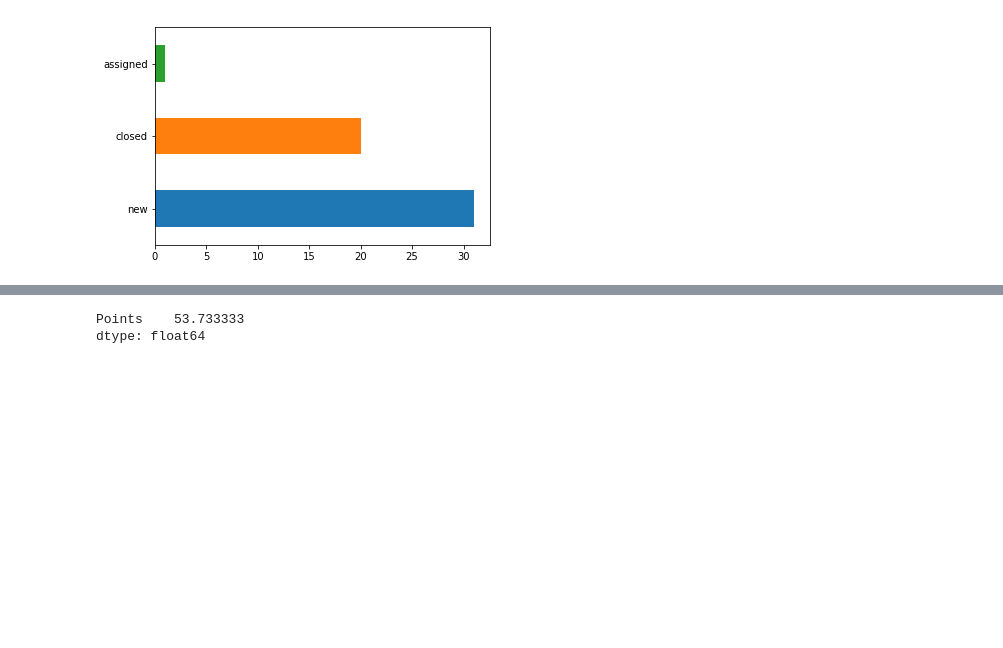
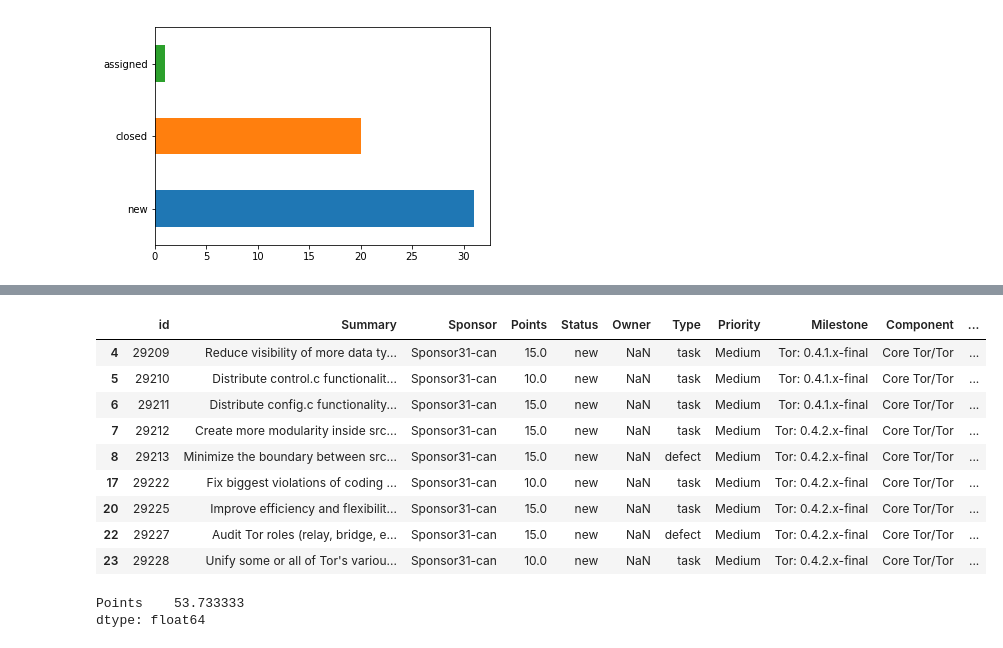
Before and after one commit to gabelula/trac-tor, a Jupyter notebook: Sponsor 31.ipynb, the cells around one changed output, grey strips where cells are left out. Drawn from its saved outputs; the diff is of its cells as text; code cells hidden in the pictures; blank space fills up the shorter version.

```diff
--- a/Sponsor 31.ipynb
+++ b/Sponsor 31.ipynb
@@ -87,6 +87,20 @@ csv_file[csv_file.Points.isnull()].query('Status!="closed"')
 | 25 | 29746 | Improve Tor best practices tracker | Sponsor31-can | NaN | new | NaN | defect | Medium | Tor: 0.4.1.x-final | Core Tor/Tor | ... |
 | 33 | 29895 | avoid storing ints in void* in ma... | Sponsor31-can | NaN | new | NaN | defect | Medium | Tor: unspecified | Core Tor/Tor | ... |
 | 46 | 30292 | Refactor periodic event system so... | Sponsor31-can | NaN | assigned | nickm | enhancement | Medium | Tor: 0.4.1.x-final | Core Tor/Tor | ... |
+# %%
+# which ones are the big tickets?
+open_tickets.query('Points>6')
+# %% [output]
+|  | id | Summary | Sponsor | Points | Status | Owner | Type | Priority | Milestone | Component | ... |
+| 4 | 29209 | Reduce visibility of more data ty... | Sponsor31-can | 15.0 | new | NaN | task | Medium | Tor: 0.4.1.x-final | Core Tor/Tor | ... |
+| 5 | 29210 | Distribute control.c functionalit... | Sponsor31-can | 10.0 | new | NaN | task | Medium | Tor: 0.4.1.x-final | Core Tor/Tor | ... |
+| 6 | 29211 | Distribute config.c functionality... | Sponsor31-can | 15.0 | new | NaN | task | Medium | Tor: 0.4.1.x-final | Core Tor/Tor | ... |
+| 7 | 29212 | Create more modularity inside src... | Sponsor31-can | 15.0 | new | NaN | task | Medium | Tor: 0.4.2.x-final | Core Tor/Tor | ... |
+| 8 | 29213 | Minimize the boundary between src... | Sponsor31-can | 15.0 | new | NaN | defect | Medium | Tor: 0.4.2.x-final | Core Tor/Tor | ... |
+| 17 | 29222 | Fix biggest violations of coding ... | Sponsor31-can | 10.0 | new | NaN | task | Medium | Tor: 0.4.2.x-final | Core Tor/Tor | ... |
+| 20 | 29225 | Improve efficiency and flexibilit... | Sponsor31-can | 15.0 | new | NaN | task | Medium | Tor: 0.4.2.x-final | Core Tor/Tor | ... |
+| 22 | 29227 | Audit Tor roles (relay, bridge, e... | Sponsor31-can | 15.0 | new | NaN | defect | Medium | Tor: 0.4.2.x-final | Core Tor/Tor | ... |
+| 23 | 29228 | Unify some or all of Tor's variou... | Sponsor31-can | 10.0 | new | NaN | task | Medium | Tor: 0.4.2.x-final | Core Tor/Tor | ... |
 # %%
 # how many points still need to be done
 points_to_go = open_tickets.filter(['Points']).sum()
```
Also changed, not shown: 3 other files.
